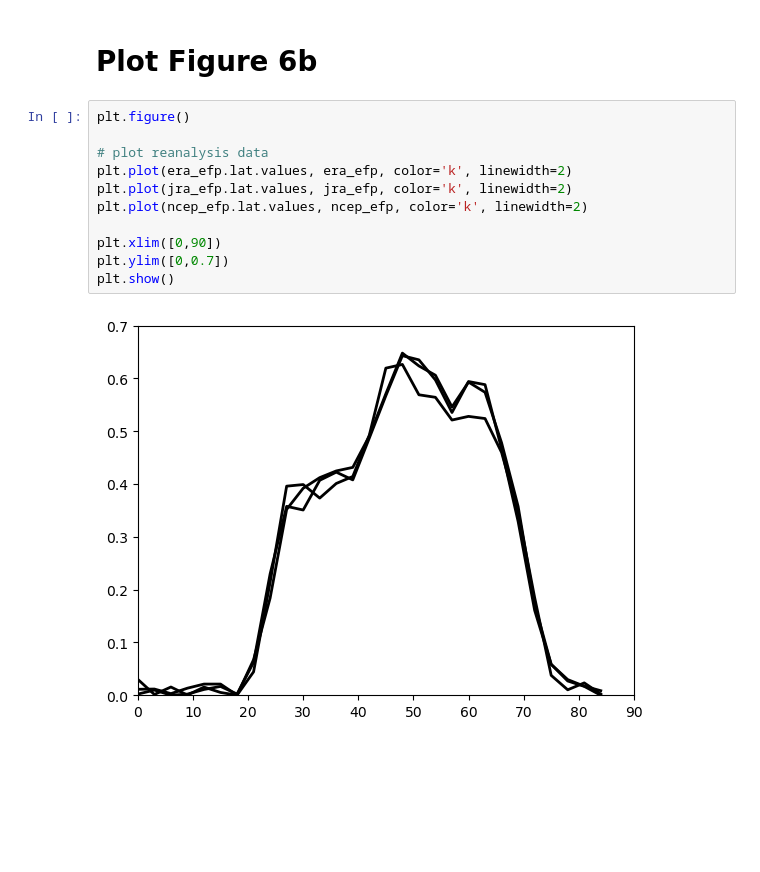
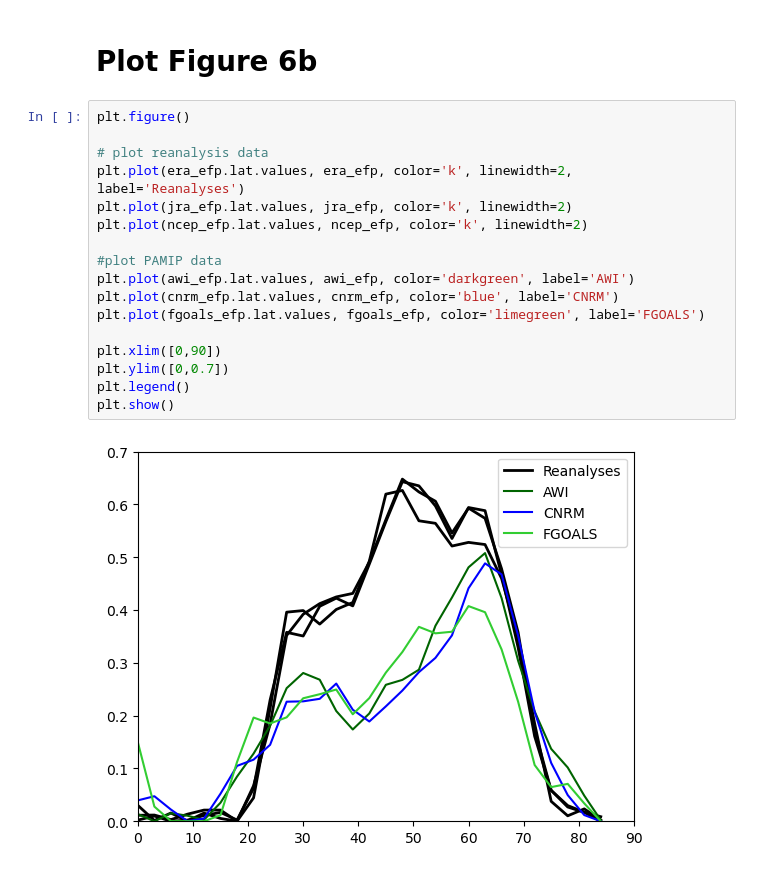
Before and after one commit to Caturrell/eddy_feedback, a Jupyter notebook: reproduce/smith_2022/pamip/pamip_fig6b.ipynb, the cells around one changed output. Saved outputs shown, nothing was run; the diff lists cells and outputs as text; blank space fills up the shorter version.

```diff
--- a/reproduce/smith_2022/pamip/pamip_fig6b.ipynb
+++ b/reproduce/smith_2022/pamip/pamip_fig6b.ipynb
@@ -38,13 +38,19 @@ cnrm_efp = ef.calculate_efp_lat_pamip(cnrm, cut_pole=84)
 # %%
 plt.figure()
 
 # plot reanalysis data
-plt.plot(era_efp.lat.values, era_efp, color='k', linewidth=2)
+plt.plot(era_efp.lat.values, era_efp, color='k', linewidth=2, label='Reanalyses')
 plt.plot(jra_efp.lat.values, jra_efp, color='k', linewidth=2)
 plt.plot(ncep_efp.lat.values, ncep_efp, color='k', linewidth=2)
 
+#plot PAMIP data
+plt.plot(awi_efp.lat.values, awi_efp, color='darkgreen', label='AWI')
+plt.plot(cnrm_efp.lat.values, cnrm_efp, color='blue', label='CNRM')
+plt.plot(fgoals_efp.lat.values, fgoals_efp, color='limegreen', label='FGOALS')
+
 plt.xlim([0,90])
 plt.ylim([0,0.7])
+plt.legend()
 plt.show()
 # %% [output]
-[figure, old version]
+[figure, new version]
```
Also changed, not shown: 6 other files.
